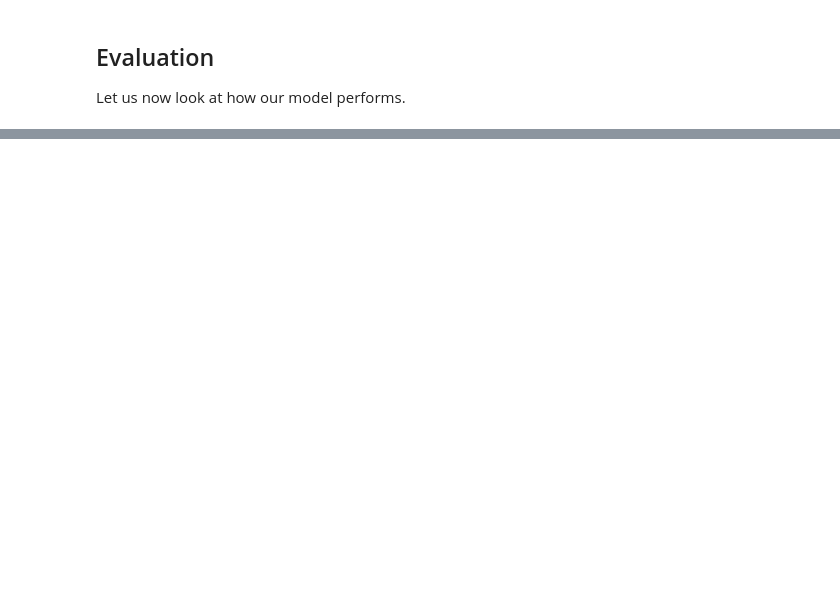
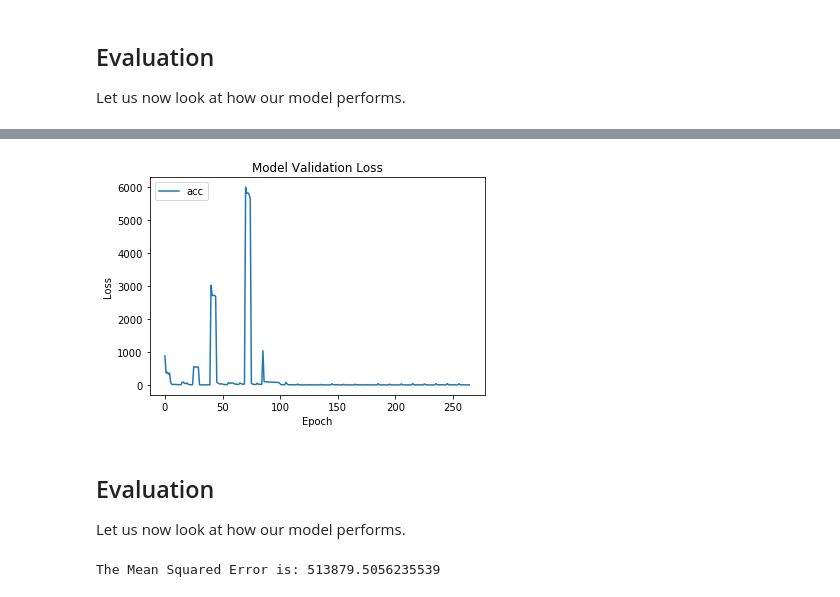
Before and after one commit to Fournierp/alfred, a Jupyter notebook: models/LSTM.ipynb, the cells around one changed output, grey strips where cells are left out. Saved outputs shown, nothing was run; the diff lists cells and outputs as text; code cells hidden in the pictures; blank space fills up the shorter version.

```diff
--- a/models/LSTM.ipynb
+++ b/models/LSTM.ipynb
@@ -382,0 +550,20 @@ print('The Mean Absolute Error is: {}'.format(mse))
+# %%
+fig = plt.figure()
+# summarize history for epochs
+plt.plot(cb.val_loss)
+plt.title('Model Validation Loss')
+plt.ylabel('Loss')
+plt.xlabel('Epoch')
+plt.legend(['acc', 'loss'], loc='upper left')
+plt.show()
+# %% [output]
+[figure, added]
+# %% [markdown]
+## Evaluation
+
+Let us now  look at how our model performs.
+# %%
+mse = mean_squared_error(LSTM_outputs, model.predict(LSTM_inputs))
+print('The Mean Squared Error is: {}'.format(mse))
+# %% [output]
+The Mean Squared Error is: 513879.5056235539
```
Also changed, not shown: parts of 35 cells of this notebook, 1 other file.
